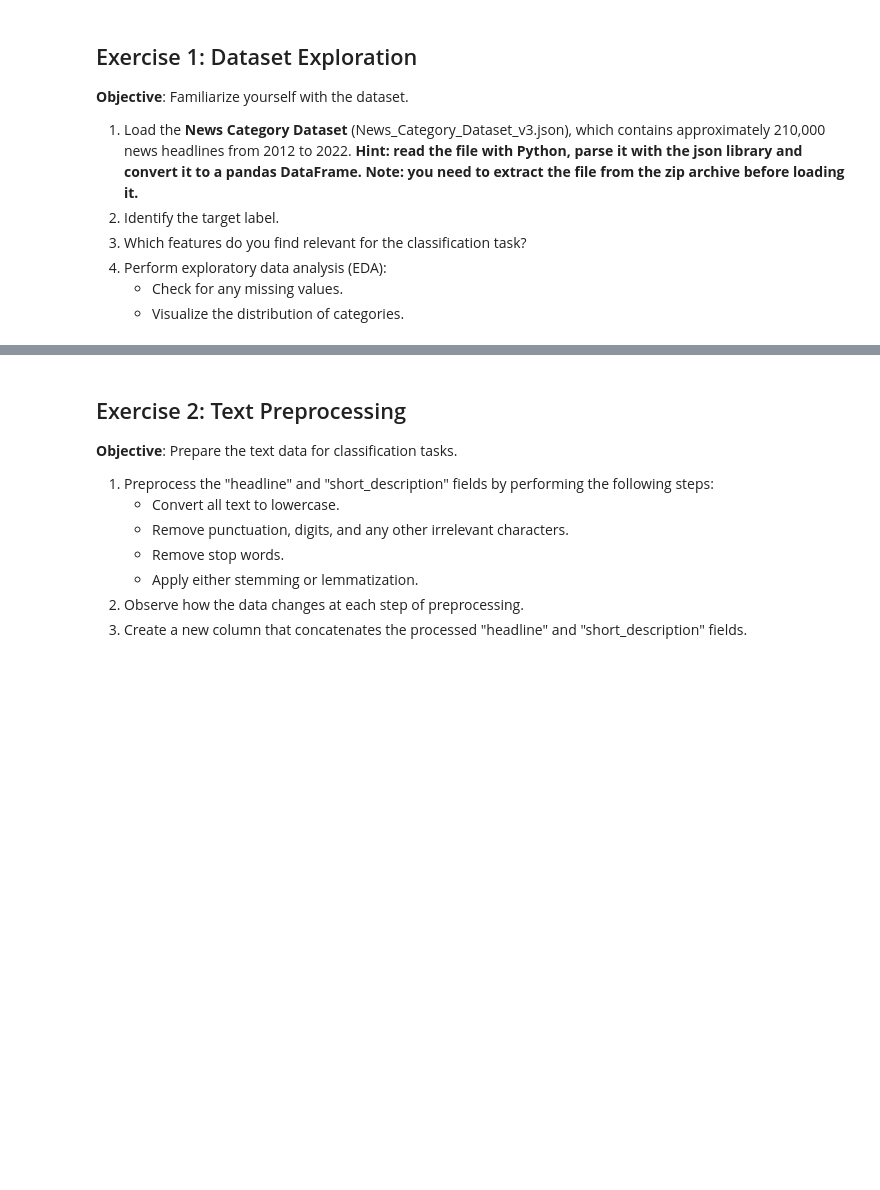
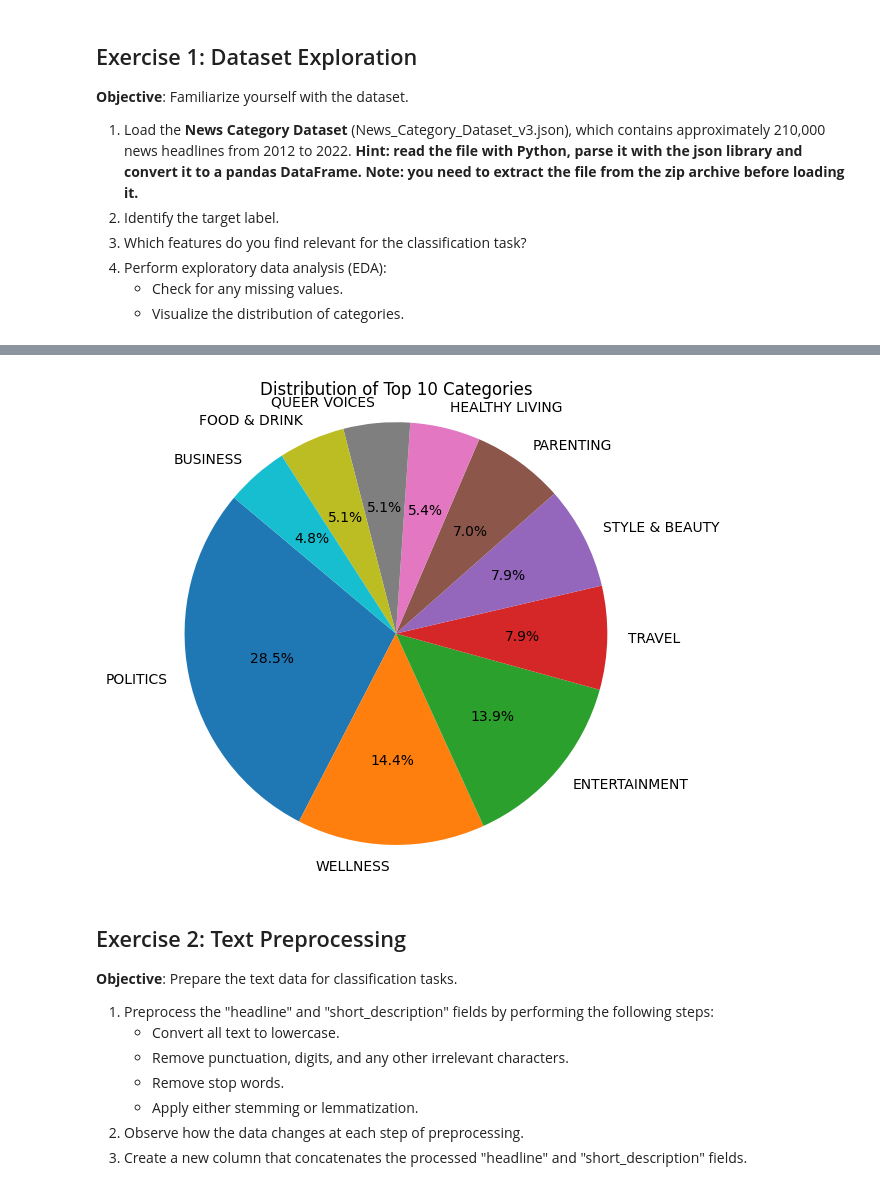
Before and after one commit to LCDA-UCP/tac-hands-on, a Jupyter notebook: exercises/session06-08/text_classification_exercises.ipynb, the cells around one changed output, grey strips where cells are left out. Cells and saved outputs as stored; diff of their text form; code cells hidden in the pictures; blank space fills up the shorter version.

```diff
--- a/exercises/session06-08/text_classification_exercises.ipynb
+++ b/exercises/session06-08/text_classification_exercises.ipynb
@@ -11,3 +11,14 @@
 4. Perform exploratory data analysis (EDA):
    - Check for any missing values.
    - Visualize the distribution of categories.
+# %%
+import json
+import pandas as pd
+
+with open("../../data/News_Category_Dataset_v3/News_Category_Dataset_v3.json", 'r') as f:
+    data = f.read()
+
+json_data = [json.loads(line) for line in data.split('\n') if line]
+df = pd.DataFrame(json_data)
+
+df.head()
@@ -13,0 +32,4 @@
+# %%
+df = df[['headline', 'category', 'short_description']]
+
+df.head()
@@ -13,0 +63,4 @@
+# %%
+top10 = df['category'].value_counts().nlargest(10)
+
+top10
@@ -13,0 +80,6 @@
+# %%
+top10_i = top10.index
+
+df_i = df[df['category'].isin(top10_i)]
+
+df_i
@@ -14,3 +100,15 @@
+# %%
+import matplotlib.pyplot as plt
+
+category_counts = df_i['category'].value_counts()
+
+plt.figure(figsize=(6, 6))
+plt.pie(category_counts, labels=category_counts.index, autopct='%1.1f%%', startangle=140)
+plt.title('Distribution of Top 10 Categories')
+plt.axis('equal')
+plt.show()
+# %% [output]
+[figure, added]
 # %% [markdown]
 ## Exercise 2: Text Preprocessing
 
```
Also changed, not shown: parts of 5 cells of this notebook.
